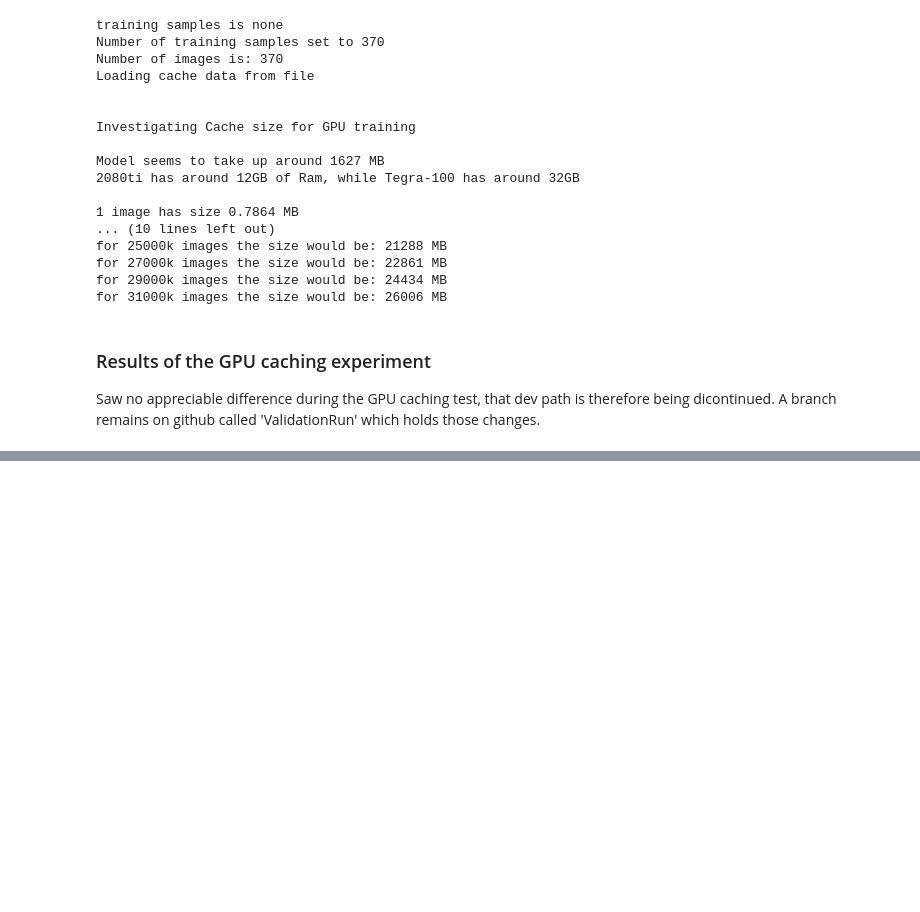
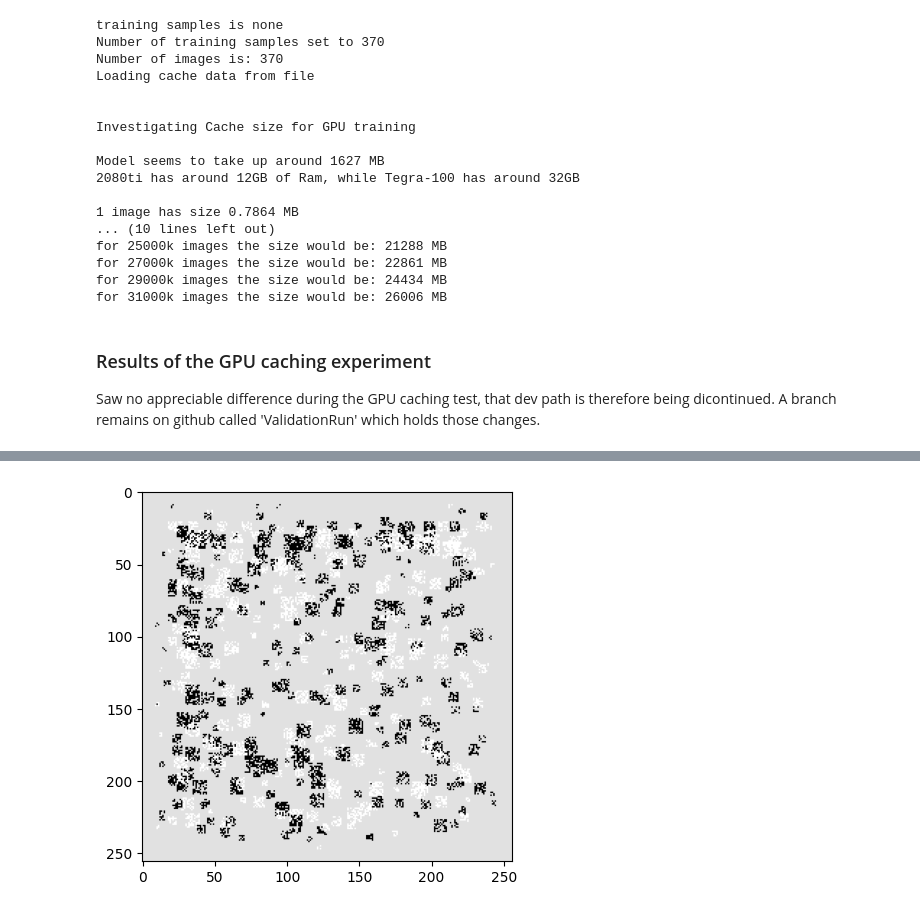
Before and after one commit to andersvestengen/Master-thesis-project, a Jupyter notebook: Machine_Learning/testbed.ipynb, the cells around one changed output, grey strips where cells are left out. Saved outputs shown, nothing was run; the diff lists cells and outputs as text; code cells hidden in the pictures; blank space fills up the shorter version.

Commit message:
Added new dynamic defects to dataset. Metric calc is still broken from this change but training seems to be good
Signed-off-by: Anders Vestengen <anders556@live.no>

```diff
--- a/Machine_Learning/testbed.ipynb
+++ b/Machine_Learning/testbed.ipynb
@@ -1724,3 +1724,14 @@ for 31000k images the size would be: 26006 MB
 ### Results of the GPU caching experiment
 
 Saw no appreciable difference during the GPU caching test, that dev path is therefore being dicontinued. A branch remains on github called 'ValidationRun' which holds those changes.
+# %%
+# This section will test the new and more dynamic dataset.
+import torch
+counter = torch.zeros(10)
+for i in range(1000):
+    num = torch.randint(3,10, (1,)).item()
+    counter[num] = counter[num] + 1
+
+for numbers in range(3, counter.size(0)):
+    print("defect size:", numbers)
+    print(counter[numbers])
@@ -1726,0 +1753,55 @@ Saw no appreciable difference during the GPU caching test, that dev path is ther
+# %%
+import numpy as np
+rng = np.random.default_rng(44)
+import torch
+from Datasets.GAN_Dataset_1 import GAN_dataset
+import matplotlib.pyplot as plt
+n_boxmult = 3
+n_BoxSet = [3,10]
+image = np.full((256,256,1), 225)
+
+def getSample(Total_length, BoxSize):
+    """
+    returns a random sample between the minimum Boxsize and the Total_length (height/width)
+    """
+    margin = BoxSize * 3
+    sample = int( (Total_length - margin) * rng.random() )
+
+    if sample < margin: # so there's both lower and upper margin
+        return int(margin)
+    else:
+        return sample
+
+def totensortorch(image):
+    return torch.from_numpy(np.moveaxis(image, -1, 0)).float()/255
+
+def FromTorchTraining(image):
+    return image.mul(255).add_(0.5).clamp_(0,255).permute(1, 2, 0).to("cpu", torch.uint8).numpy()
+
+def DefectGenerator(imageMatrix):
+    """
+    Takes a matrix-converted image and returns a training sample of that image with a randomly degraded [Boxsize * Boxsize] square, and coordinates for loss function.
+
+    """
+    BoxSize = torch.randint(n_BoxSet[0],n_BoxSet[1] + 1, (1,))
+    ImageY = imageMatrix.size(1)
+    ImageX = imageMatrix.size(2)
+    SampleY = getSample(ImageY, BoxSize)
+    SampleX = getSample(ImageX, BoxSize)
+    intSample = imageMatrix[:,SampleY:SampleY + BoxSize, SampleX:SampleX + BoxSize]
+    mask = torch.randint(0,2, (intSample.size()[1:])).bool()
+    color = torch.randint(0,2, (1,))
+    r = torch.full((intSample.size()), color.item()).float()
+    intSample[:,mask] = r[:,mask]
+    imageMatrix[:,SampleY:SampleY+BoxSize,SampleX:SampleX+BoxSize] = intSample
+
+    return imageMatrix, [SampleY, SampleX, BoxSize]
+
+for i in range(500):
+    imaged, _ = DefectGenerator(totensortorch(image))
+    image = FromTorchTraining(imaged)
+
+plt.imshow(image, cmap="gray")
+plt.show()
+# %% [output]
+[figure, added]
```
Also changed, not shown: parts of 2 cells of this notebook, 3 other files.
